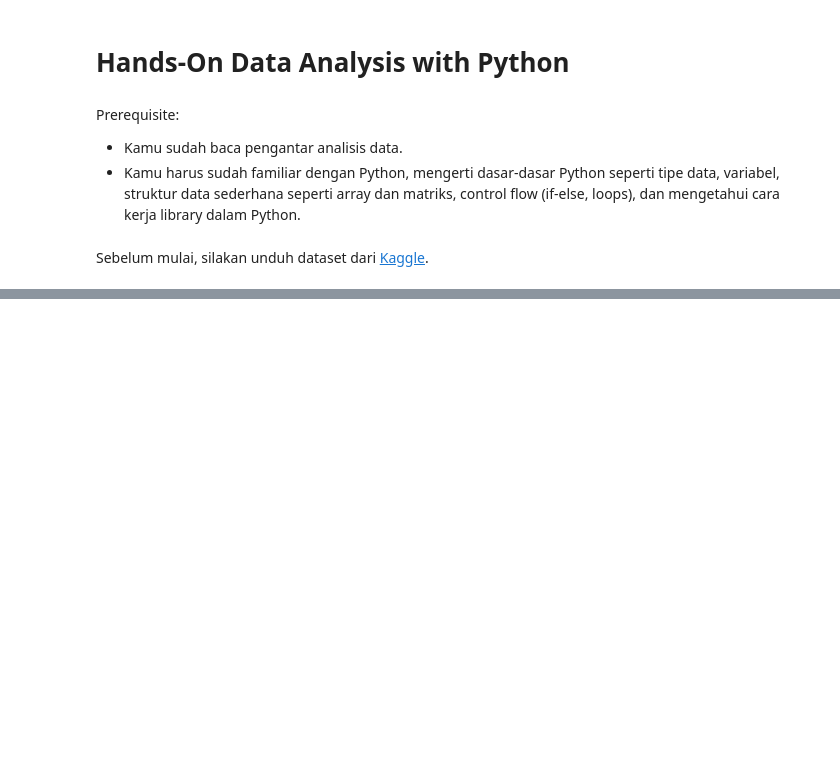
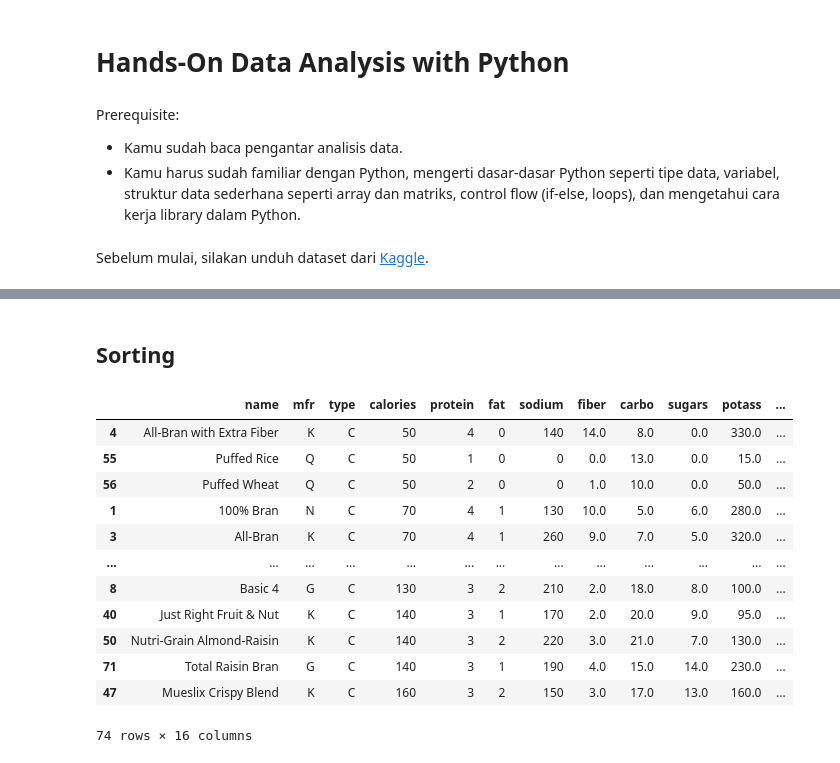
Before and after one commit to khelli07/ds-article, a Jupyter notebook: articles/DA-Intro.ipynb, the cells around one changed output, grey strips where cells are left out. Cells and saved outputs as stored; diff of their text form; code cells hidden in the pictures; blank space fills up the shorter version.

```diff
--- a/articles/DA-Intro.ipynb
+++ b/articles/DA-Intro.ipynb
@@ -130,0 +223,8 @@ df.head()
+# %%
+'''Untuk memperlancar analisis, biasanya orang akan membuang data NaN (not a number).
+Kalau di matematika, nilainya seperti sqrt(-1) alias imajiner.
+Data akan dibuang jika memang jumlahnya tidak banyak.
+Jika jumlahnya banyak, ada cara lain untuk menanganinya. Untuk sekarang, kita belum sampai sana.
+'''
+
+df.dropna(inplace=True)
@@ -130,0 +357,5 @@ df.head()
+# %%
+# Untuk melakukan casting (perubahan tipe data) dari objek ke, misalnya, string, integer, atau float,
+# kita harus ubah dataset utama kita terlebih dahulu
+df = df.iloc[1:]
+df.head()
@@ -130,0 +369,18 @@ df.head()
+# %%
+# Baris pertama telah hilang, maka kita bisa lakukan casting (lakukan ini per kolom karena beda kolom beda tipe data).
+# Kita coba casting kolom terakhir
+df.rating = df.rating.astype(float)
+df.calories = df.calories.astype(int)
+df.protein = df.protein.astype(int)
+df.fat = df.fat.astype(int)
+df.sodium = df.sodium.astype(int)
+df.fiber = df.fiber.astype(float)
+df.carbo = df.carbo.astype(float)
+df.sugars = df.sugars.astype(float)
+df.potass = df.potass.astype(float)
+df.vitamins = df.vitamins.astype(float)
+df.shelf = df.shelf.astype(float)
+df.weight = df.weight.astype(float)
+df.cups = df.cups.astype(float)
+
+df.rating.dtype
@@ -130,0 +414,22 @@ df.head()
+# %% [markdown]
+## Sorting
+# %%
+'''
+Kita bisa melakukan pengurutan dengan dataset menggunakan command df.sort_values. Argumen by merupakan kolom yang ingin menjadi acuan saat sorting, kemudian argumen ascending merupakan 'mode' pengurutan, apakah besar -> kecil (ascending=False) atau kecil -> besar (ascending=True). Bisa kalian substitusi True dengan [1] dan False dengan [0].
+'''
+
+df.sort_values(by='calories', ascending=True)
+# %% [output]
+|  | name | mfr | type | calories | protein | fat | sodium | fiber | carbo | sugars | potass | ... |
+| 4 | All-Bran with Extra Fiber | K | C | 50 | 4 | 0 | 140 | 14.0 | 8.0 | 0.0 | 330.0 | ... |
+| 55 | Puffed Rice | Q | C | 50 | 1 | 0 | 0 | 0.0 | 13.0 | 0.0 | 15.0 | ... |
+| 56 | Puffed Wheat | Q | C | 50 | 2 | 0 | 0 | 1.0 | 10.0 | 0.0 | 50.0 | ... |
+| 1 | 100% Bran | N | C | 70 | 4 | 1 | 130 | 10.0 | 5.0 | 6.0 | 280.0 | ... |
+| 3 | All-Bran | K | C | 70 | 4 | 1 | 260 | 9.0 | 7.0 | 5.0 | 320.0 | ... |
+| ... | ... | ... | ... | ... | ... | ... | ... | ... | ... | ... | ... | ... |
+| 8 | Basic 4 | G | C | 130 | 3 | 2 | 210 | 2.0 | 18.0 | 8.0 | 100.0 | ... |
+| 40 | Just Right Fruit & Nut | K | C | 140 | 3 | 1 | 170 | 2.0 | 20.0 | 9.0 | 95.0 | ... |
+| 50 | Nutri-Grain Almond-Raisin | K | C | 140 | 3 | 2 | 220 | 3.0 | 21.0 | 7.0 | 130.0 | ... |
+| 71 | Total Raisin Bran | G | C | 140 | 3 | 1 | 190 | 4.0 | 15.0 | 14.0 | 230.0 | ... |
+| 47 | Mueslix Crispy Blend | K | C | 160 | 3 | 2 | 150 | 3.0 | 17.0 | 13.0 | 160.0 | ... |
+74 rows × 16 columns
```
Also changed, not shown: parts of 54 cells of this notebook, 1 other file.
